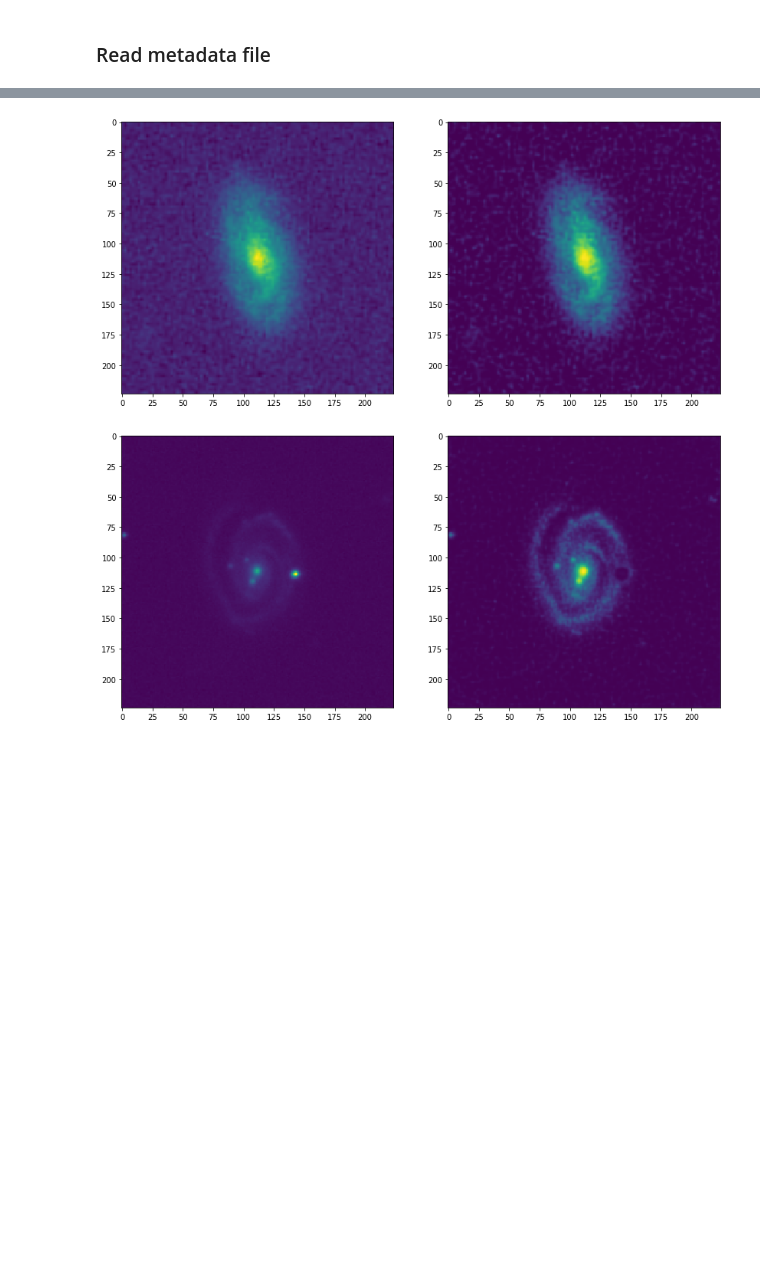
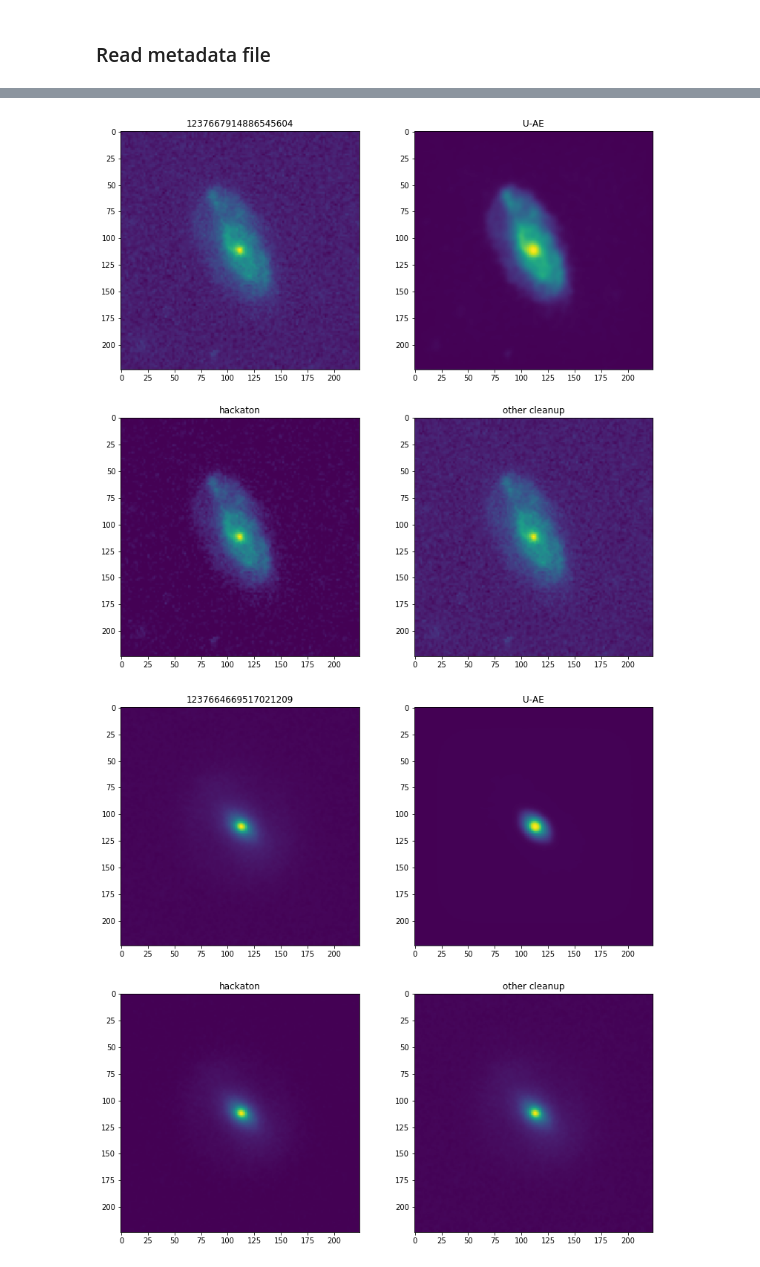
Before and after one commit to NakramR/astrohack, a Jupyter notebook: unet.ipynb, the cells around one changed output, grey strips where cells are left out. Saved outputs shown, nothing was run; the diff lists cells and outputs as text; code cells hidden in the pictures; blank space fills up the shorter version.

```diff
--- a/unet.ipynb
+++ b/unet.ipynb
@@ -134,8 +137,13 @@ Total params: 125,165,761
 Trainable params: 125,165,761
 Non-trainable params: 0
 ____________________________________________________________________________________________________
+# %%
+from keras.models import load_model
+
+unetAE = load_model("unetcleanup1.h5")
 # %%
-chunkSize = 3
+chunkSize = (50)
+batchSize = 3
 
 # 1 for vlip
 # 2 for hflip
@@ -153,7 +161,7 @@ for i in range(200, 20000, chunkSize):
     x_train = x_train[:, :, :, newaxis]
     y_train = y_train[:, :, :, newaxis]
 
-    if ( i%2 == 0):
+    if ( i%2 == -1):
         clear_output(wait=True)
         imgid = df.SDSS_ID.values[random.randint(0, df.shape[0]-1)]
 
@@ -170,11 +178,11 @@ for i in range(200, 20000, chunkSize):
 
     unetAE.fit(x_train, y_train,
                 epochs=5,
-                batch_size=chunkSize,
+                batch_size=batchSize,
                 shuffle=True,
 #                 validation_data=(x_test, x_test),
                     verbose=1
-#                 ,callbacks=[plot_losses]
+                ,callbacks=[myPlotLosses]
               )
 
 
@@ -198,3 +199,7 @@ unetAE.save("unetcleanup1")
 # %%
 x_train.shape
 plt.imshow(x_train[0][:,:,0])
+# %%
+from keras.models import load_model
+
+unetAE = load_model("unetcleanup1.h5")
@@ -201,18 +208,30 @@ plt.imshow(x_train[0][:,:,0])
 # %%
 curPreProc = 64+16+8
 
 for _ in range(10):
-    imgid = df.SDSS_ID.values[random.randint(0, df.shape[0]-1)]
+        imgid = df.SDSS_ID.values[random.randint(0, df.shape[0]-1)]
 
-    testimg = img_preproc(imgid,curPreProc)
-    testimga = testimg[newaxis, :,:,newaxis]
+        testimg = img_preproc(imgid,curPreProc)
+        testimga = testimg[newaxis, :,:,newaxis]
 
-    plt.figure(figsize=(14,14))
-    plt.subplot(121)
-    plt.imshow(testimg)
-    plt.subplot(122)
-    plt.imshow(unetAE.predict(testimga)[0,:,:,0])
-    plt.show()
+        plt.figure(figsize=(13,13))
+        plt.subplot(221)
+        plt.title(str(imgid))
+        plt.imshow(testimg)
+        plt.subplot(222)
+        plt.title('U-AE')
+        plt.imshow(unetAE.predict(testimga)[0,:,:,0])
+        plt.subplot(223)
+        plt.title( 'hackaton')
+        testimg = img_preproc(imgid,curPreProc+128)
+        plt.imshow(testimg)
+        if os.path.isfile('data/mainData/'+str(imgid)+'.npy'):
+            X = np.load('data/mainData/'+str(imgid)+'.npy')
+            X = img_preprocnoread(X, curPreProc)
+            plt.subplot(224)
+            plt.title('other cleanup')
+            plt.imshow(X)
+        plt.show()
 # %% [output]
-[figure, old version]
+[figure, new version]
-[figure, old version]
+[figure, new version]
```
Also changed, not shown: parts of 7 cells of this notebook, 10 other files.
